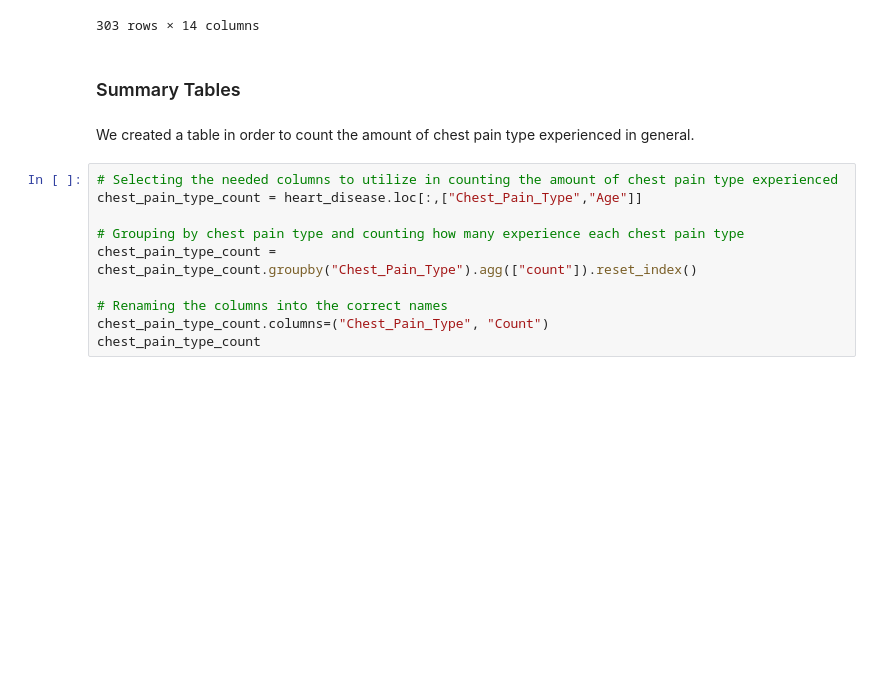
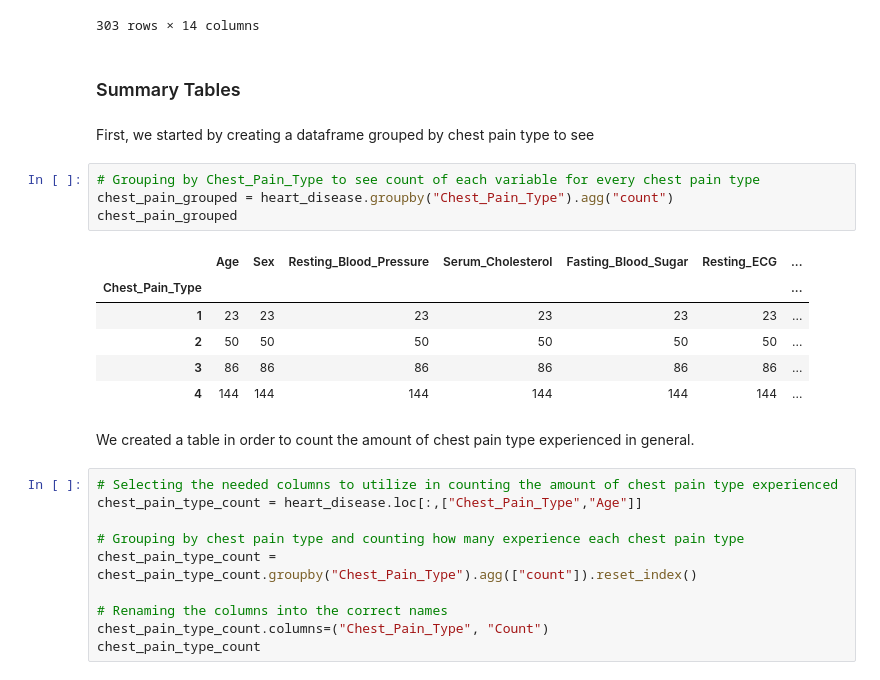
Before and after one commit to ddsanto/insert-group-name, a Jupyter notebook: Project proposal.ipynb, the cells around one changed output. Cells and saved outputs as stored; diff of their text form; blank space fills up the shorter version.

Commit message:
summary count

```diff
--- a/Project proposal.ipynb
+++ b/Project proposal.ipynb
@@ -119,6 +119,19 @@ heart_disease # The final tidy data
 303 rows × 14 columns
 # %% [markdown]
 ### Summary Tables
+# %% [markdown]
+First, we started by creating a dataframe grouped by chest pain type to see
+# %%
+# Grouping by Chest_Pain_Type to see count of each variable for every chest pain type
+chest_pain_grouped = heart_disease.groupby("Chest_Pain_Type").agg("count")
+chest_pain_grouped
+# %% [output]
+|  | Age | Sex | Resting_Blood_Pressure | Serum_Cholesterol | Fasting_Blood_Sugar | Resting_ECG | ... |
+| Chest_Pain_Type |  |  |  |  |  |  | ... |
+| 1 | 23 | 23 | 23 | 23 | 23 | 23 | ... |
+| 2 | 50 | 50 | 50 | 50 | 50 | 50 | ... |
+| 3 | 86 | 86 | 86 | 86 | 86 | 86 | ... |
+| 4 | 144 | 144 | 144 | 144 | 144 | 144 | ... |
 # %% [markdown]
 We created a table in order to count the amount of chest pain type experienced in general.
 # %%
```
Also changed, not shown: parts of 1 cell of this notebook.
